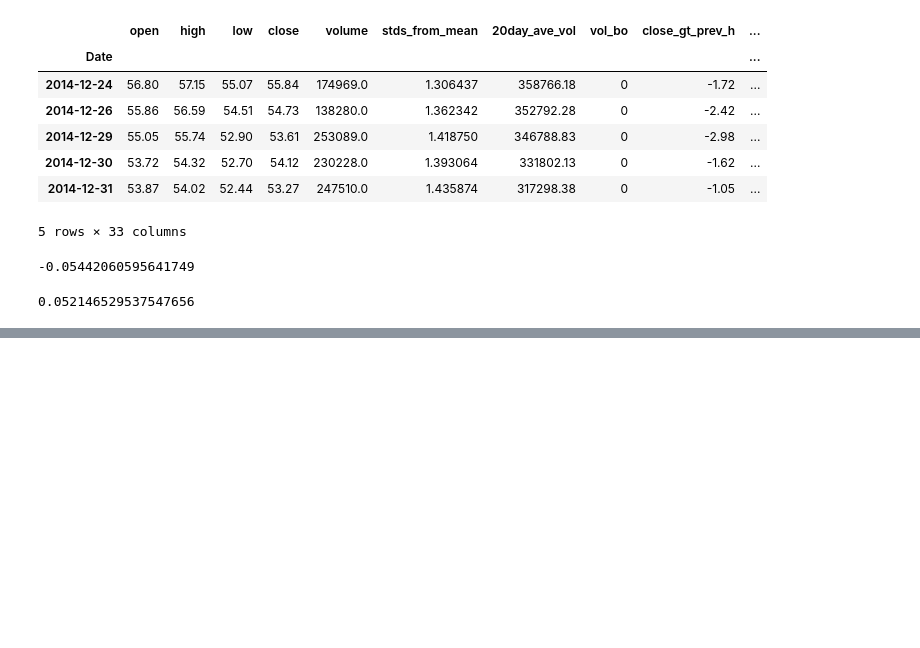
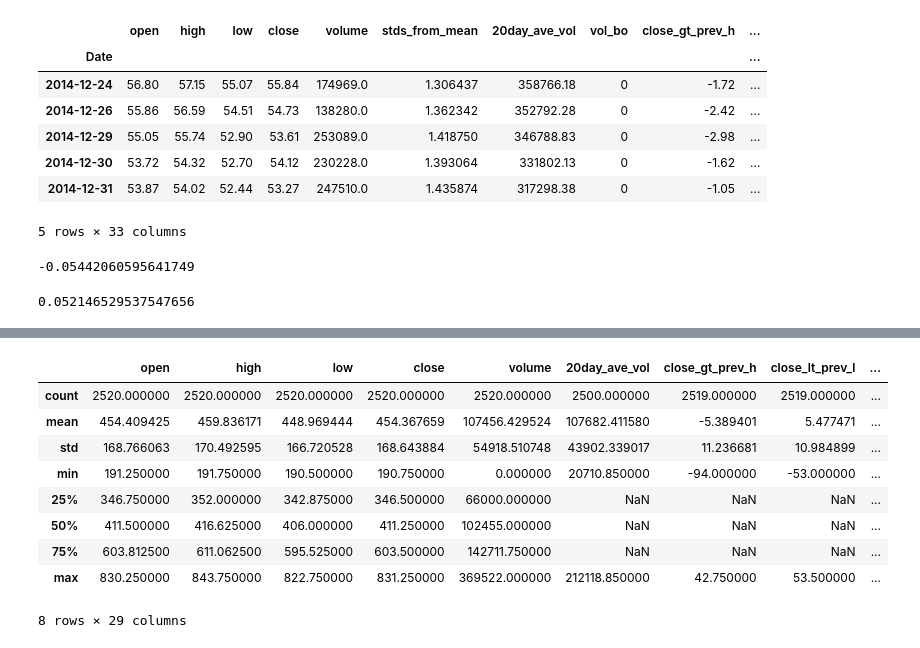
Before and after one commit to franko003/Price_Indicator_Analysis, a Jupyter notebook: Create_Indicators.ipynb, the cells around one changed output, grey strips where cells are left out. Saved outputs shown, nothing was run; the diff lists cells and outputs as text; code cells hidden in the pictures; blank space fills up the shorter version.

```diff
--- a/Create_Indicators.ipynb
+++ b/Create_Indicators.ipynb
@@ -675,0 +854,13 @@ ave_bb_short_5day_return
+# %%
+corn_df.describe()
+# %% [output]
+|  | open | high | low | close | volume | 20day_ave_vol | close_gt_prev_h | close_lt_prev_l | ... |
+| count | 2520.000000 | 2520.000000 | 2520.000000 | 2520.000000 | 2520.000000 | 2500.000000 | 2519.000000 | 2519.000000 | ... |
+| mean | 454.409425 | 459.836171 | 448.969444 | 454.367659 | 107456.429524 | 107682.411580 | -5.389401 | 5.477471 | ... |
+| std | 168.766063 | 170.492595 | 166.720528 | 168.643884 | 54918.510748 | 43902.339017 | 11.236681 | 10.984899 | ... |
+| min | 191.250000 | 191.750000 | 190.500000 | 190.750000 | 0.000000 | 20710.850000 | -94.000000 | -53.000000 | ... |
+| 25% | 346.750000 | 352.000000 | 342.875000 | 346.500000 | 66000.000000 | NaN | NaN | NaN | ... |
+| 50% | 411.500000 | 416.625000 | 406.000000 | 411.250000 | 102455.000000 | NaN | NaN | NaN | ... |
+| 75% | 603.812500 | 611.062500 | 595.525000 | 603.500000 | 142711.750000 | NaN | NaN | NaN | ... |
+| max | 830.250000 | 843.750000 | 822.750000 | 831.250000 | 369522.000000 | 212118.850000 | 42.750000 | 53.500000 | ... |
+8 rows × 29 columns
```
Also changed, not shown: parts of 9 cells of this notebook, 1 other file.
